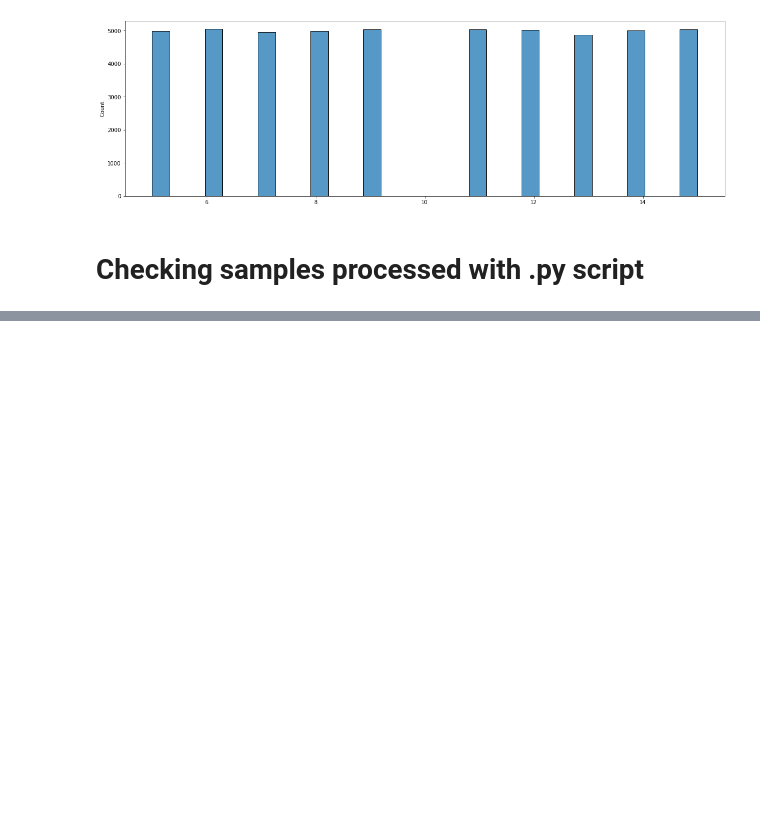
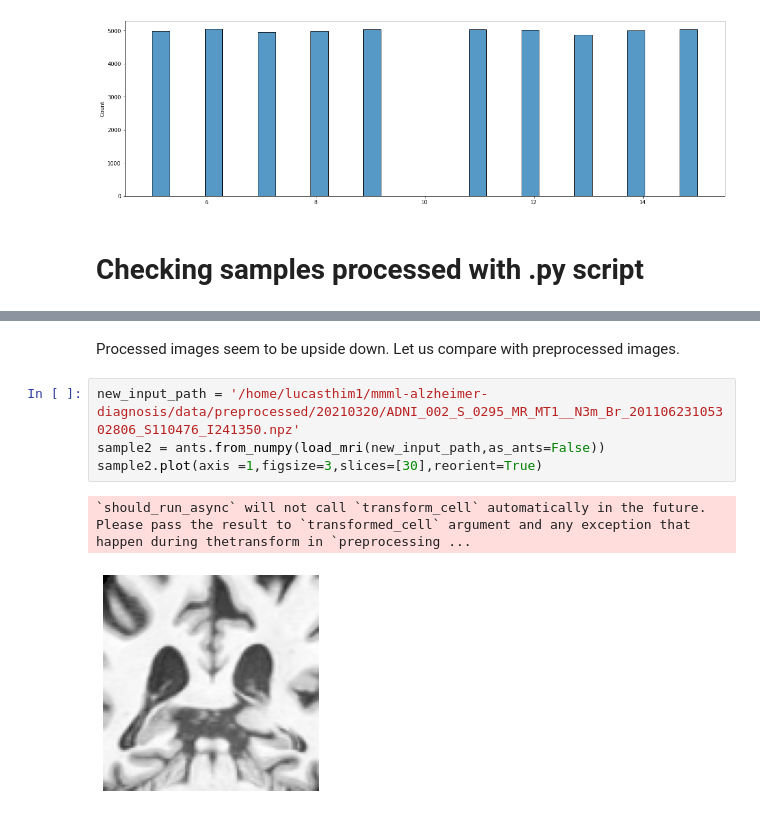
Before and after one commit to lucasthim/mmml-alzheimer-diagnosis, a Jupyter notebook: notebooks/10_MRI_Data_Augmentation_tests.ipynb, the cells around one changed output, grey strips where cells are left out. Drawn from its saved outputs; the diff is of its cells as text; blank space fills up the shorter version.

```diff
--- a/notebooks/10_MRI_Data_Augmentation_tests.ipynb
+++ b/notebooks/10_MRI_Data_Augmentation_tests.ipynb
@@ -182,0 +206,9 @@ sample2.plot()
+# %% [markdown]
+Processed images seem to be upside down. Let us compare with preprocessed images.
+# %%
+new_input_path = '/home/lucasthim1/mmml-alzheimer-diagnosis/data/preprocessed/20210320/ADNI_002_S_0295_MR_MT1__N3m_Br_20110623105302806_S110476_I241350.npz'
+sample2 = ants.from_numpy(load_mri(new_input_path,as_ants=False))
+sample2.plot(axis =1,figsize=3,slices=[30],reorient=True)
+# %% [output]
+`should_run_async` will not call `transform_cell` automatically in the future. Please pass the result to `transformed_cell` argument and any exception that happen during thetransform in `preprocessing ...
+[figure, added]
```
Also changed, not shown: parts of 26 cells of this notebook, 8 other files.
